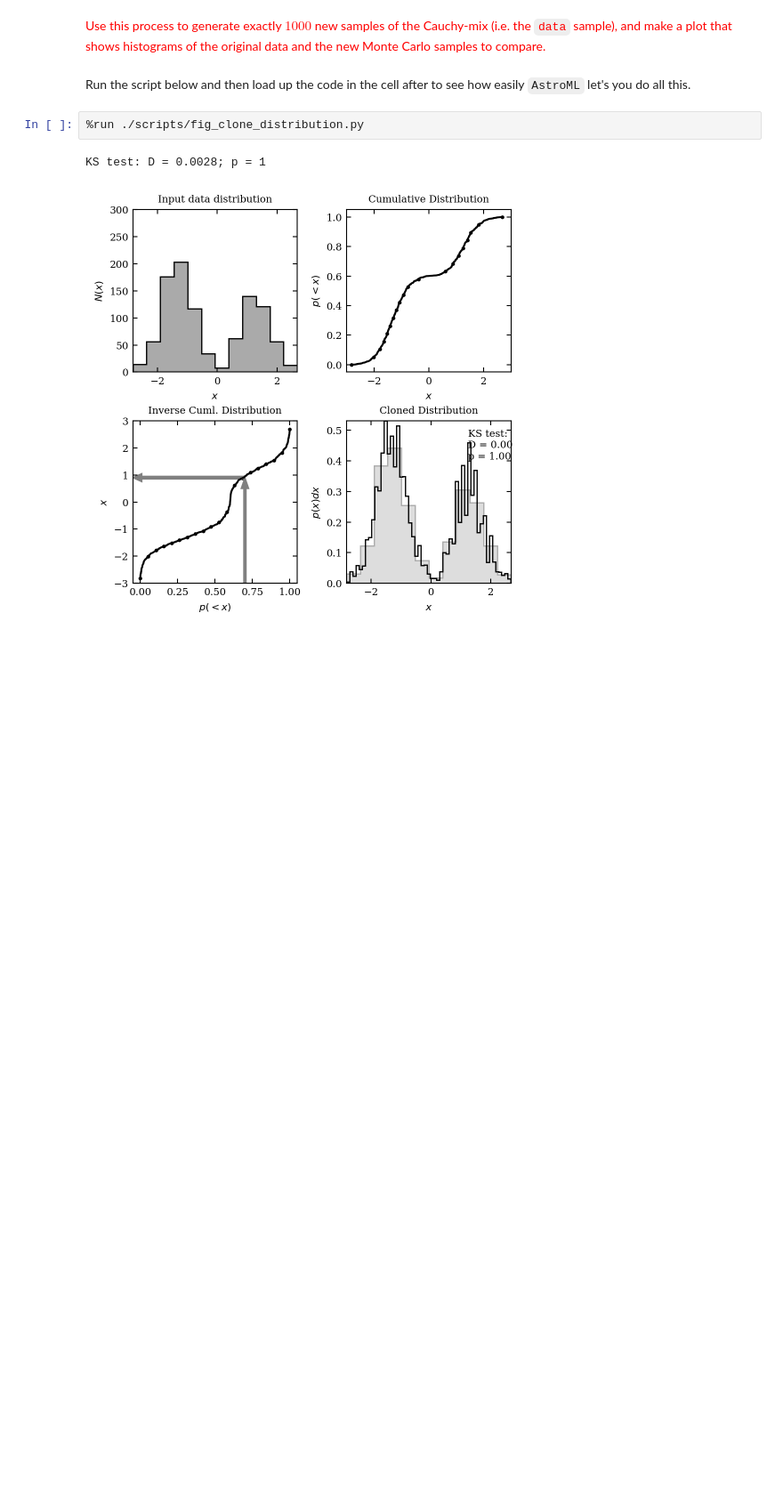
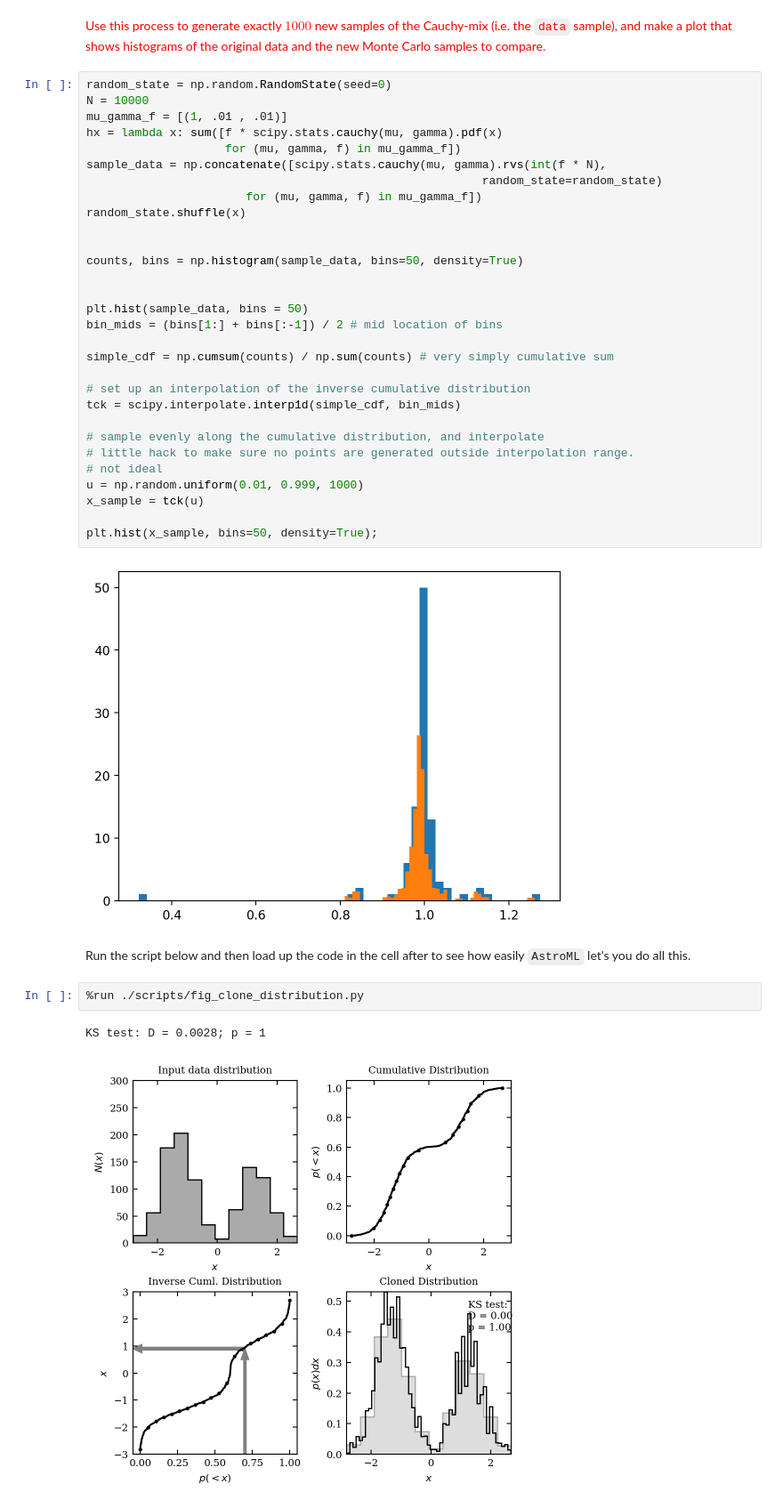
Before and after one commit to meg-krieg/scicomp2_F25, a Jupyter notebook: notebooks/stats/Lecture_4_multivar_central.ipynb, the cells around one changed output. Shown at 89% size. Drawn from its saved outputs; the diff is of its cells as text; blank space fills up the shorter version.

```diff
--- a/notebooks/stats/Lecture_4_multivar_central.ipynb
+++ b/notebooks/stats/Lecture_4_multivar_central.ipynb
@@ -553,5 +548,37 @@ plt.hist(x_sample, bins=50, density=True);
 # %% [markdown]
 <font color='red'>Use this process to generate exactly $1000$ new samples of the Cauchy-mix (i.e. the `data` sample), and make a plot that shows histograms of the original data and the new Monte Carlo samples to compare.</font>
+# %%
+random_state = np.random.RandomState(seed=0)
+N = 10000
+mu_gamma_f = [(1, .01 , .01)]
+hx = lambda x: sum([f * scipy.stats.cauchy(mu, gamma).pdf(x)
+                    for (mu, gamma, f) in mu_gamma_f])
+sample_data = np.concatenate([scipy.stats.cauchy(mu, gamma).rvs(int(f * N),
+                                                         random_state=random_state)
+                       for (mu, gamma, f) in mu_gamma_f])
+random_state.shuffle(x)
+
+
+counts, bins = np.histogram(sample_data, bins=50, density=True)
+
+
+plt.hist(sample_data, bins = 50)
+bin_mids = (bins[1:] + bins[:-1]) / 2 # mid location of bins
+
+simple_cdf = np.cumsum(counts) / np.sum(counts) # very simply cumulative sum
+
+# set up an interpolation of the inverse cumulative distribution
+tck = scipy.interpolate.interp1d(simple_cdf, bin_mids)
+
+# sample evenly along the cumulative distribution, and interpolate
+# little hack to make sure no points are generated outside interpolation range.
+# not ideal
+u = np.random.uniform(0.01, 0.999, 1000)
+x_sample = tck(u)
+
+plt.hist(x_sample, bins=50, density=True);
+# %% [output]
+[figure, added]
 # %% [markdown]
 Run the script below and then load up the code in the cell after to see how easily `AstroML` let's you do all this.
 # %%
```
Also changed, not shown: parts of 6 cells of this notebook, 4 other files.
